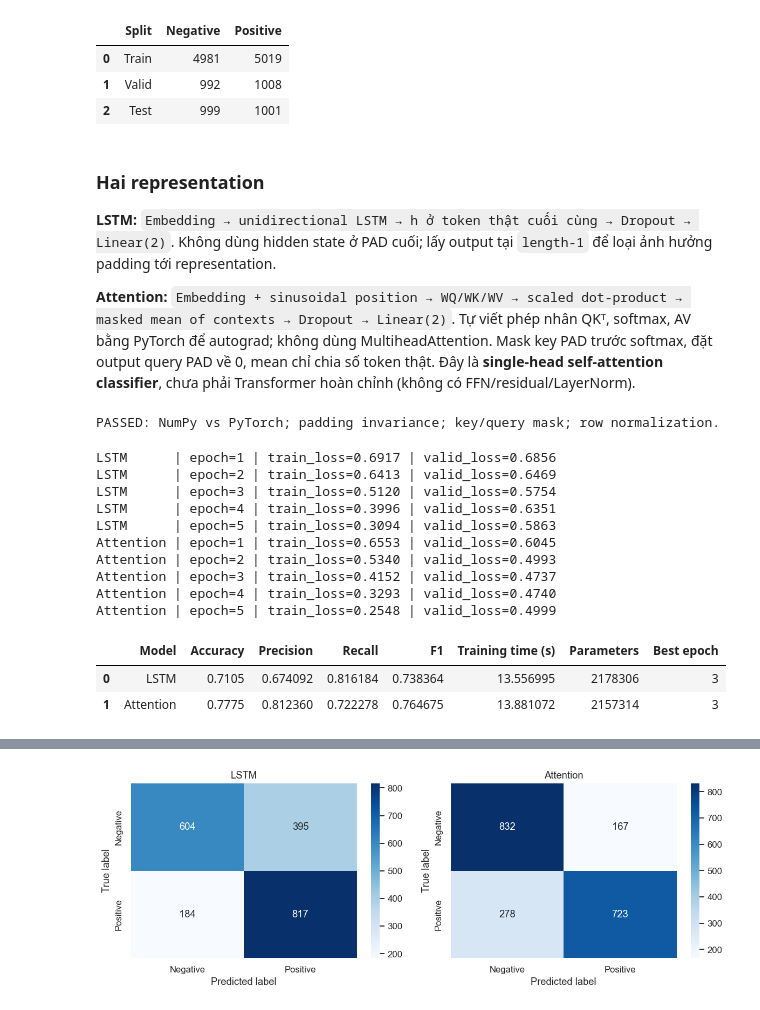
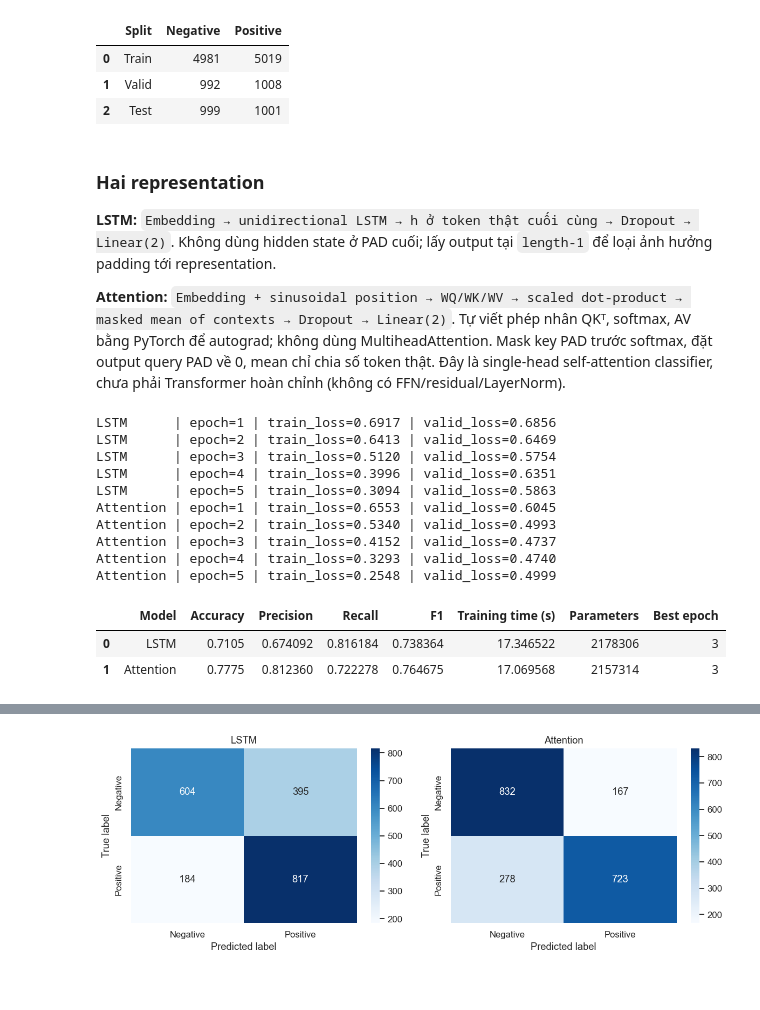
Before and after one commit to jackfruit06/HUS---NLP2026, a Jupyter notebook: lab6/self_attention.ipynb, the cells around one changed output, grey strips where cells are left out. Cells and saved outputs as stored; diff of their text form; code cells hidden in the pictures.

```diff
--- a/lab6/self_attention.ipynb
+++ b/lab6/self_attention.ipynb
@@ -360,7 +347,7 @@ for name, value in data_summary.items(): record('data', 'IMDb', name, value)
 Không dùng hidden state ở PAD cuối; lấy output tại `length-1` để loại ảnh hưởng padding tới representation.
 
 **Attention:** `Embedding + sinusoidal position → WQ/WK/WV → scaled dot-product → masked mean of contexts → Dropout → Linear(2)`.
-Tự viết phép nhân QKᵀ, softmax, AV bằng PyTorch để autograd; không dùng MultiheadAttention. Mask key PAD trước softmax, đặt output query PAD về 0, mean chỉ chia số token thật. Đây là **single-head self-attention classifier**, chưa phải Transformer hoàn chỉnh (không có FFN/residual/LayerNorm).
+Tự viết phép nhân QKᵀ, softmax, AV bằng PyTorch để autograd; không dùng MultiheadAttention. Mask key PAD trước softmax, đặt output query PAD về 0, mean chỉ chia số token thật. Đây là single-head self-attention classifier, chưa phải Transformer hoàn chỉnh (không có FFN/residual/LayerNorm).
 # %%
 class LSTMClassifier(nn.Module):
     def __init__(self):
@@ -402,23 +389,3 @@ class AttentionClassifier(nn.Module):
         pooled = context.sum(1) / valid.sum(1, keepdim=True)
         logits = self.classifier(self.dropout(pooled))
         return (logits, weights) if return_attention else logits
-
-# Kiểm chứng NumPy/PyTorch độc lập bằng cùng Q/K/V nhỏ.
-qt, kt, vt = [torch.tensor(a, dtype=torch.float64) for a in (Q_toy,K_toy,V_toy)]
-at = torch.softmax(qt @ kt.T / np.sqrt(qt.shape[-1]), dim=-1)
-np.testing.assert_allclose(at.numpy(), A_toy, atol=1e-12)
-np.testing.assert_allclose((at @ vt).numpy(), C_toy, atol=1e-12)
-probe = torch.tensor([[2,3,4]], dtype=torch.long)
-padded_probe = torch.tensor([[2,3,4,0,0]], dtype=torch.long)
-for model_type in [LSTMClassifier, AttentionClassifier]:
-    model = model_type().eval()
-    with torch.no_grad():
-        torch.testing.assert_close(model(probe), model(padded_probe), atol=1e-6, rtol=1e-5)
-        if isinstance(model, AttentionClassifier):
-            _, weights = model(padded_probe, return_attention=True)
-            assert torch.count_nonzero(weights[:,:,3:]) == 0
-            assert torch.count_nonzero(weights[:,3:,:]) == 0
-            torch.testing.assert_close(weights[:,:3,:].sum(-1), torch.ones(1,3))
-print('PASSED: NumPy vs PyTorch; padding invariance; key/query mask; row normalization.')
-# %% [output]
-PASSED: NumPy vs PyTorch; padding invariance; key/query mask; row normalization.
@@ -425,68 +450,20 @@ PASSED: NumPy vs PyTorch; padding invariance; key/query mask; row normalization.
 # %%
-@torch.no_grad()
-def evaluate_model(model, loader):
-    model.eval()
-    all_prob, all_y, total_loss = [], [], 0.
-    for ids, y in loader:
-        logits = model(ids.to(DEVICE))
-        total_loss += nn.functional.cross_entropy(logits, y.to(DEVICE), reduction='sum').item()
-        all_prob.append(logits.softmax(-1)[:,1].cpu().numpy())
-        all_y.append(y.numpy())
-    prob, y = np.concatenate(all_prob), np.concatenate(all_y)
-    pred = (prob >= .5).astype(int)
-    return total_loss/len(y), y, pred, prob
-
-models, histories, test_outputs, comparison_rows = {}, {}, {}, []
 for name, model_type in [('LSTM', LSTMClassifier), ('Attention', AttentionClassifier)]:
-    torch.manual_seed(SEED)
-    model = model_type().to(DEVICE)
-    # Reset generator cho cùng thứ tự batches ở mỗi mô hình.
-    train_loader = DataLoader(train_ds, batch_size=BATCH_SIZE, shuffle=True, generator=torch.Generator().manual_seed(SEED))
-    optimizer = torch.optim.Adam(model.parameters(), lr=LR)
-    best_loss, best_state, best_epoch, history = float('inf'), None, None, []
-    started = time.perf_counter()
-    for epoch in range(1, EPOCHS+1):
-        model.train()
-        loss_sum = 0.
-        for ids, y in train_loader:
-            ids, y = ids.to(DEVICE), y.to(DEVICE)
-            optimizer.zero_grad(set_to_none=True)
-            loss = nn.functional.cross_entropy(model(ids), y)
-            loss.backward()
-            nn.utils.clip_grad_norm_(model.parameters(), 1.)
-            optimizer.step()
-            loss_sum += loss.item()*len(y)
-        valid_loss, vy, vp, _ = evaluate_model(model, valid_loader)
-        history.append({'epoch':epoch, 'train_loss':loss_sum/len(train_ds), 'valid_loss':valid_loss, 'valid_accuracy':accuracy_score(vy,vp)})
-        if valid_loss < best_loss:
-            best_loss, best_state, best_epoch = valid_loss, copy.deepcopy(model.state_dict()), epoch
-        print(f'{name:9s} | epoch={epoch} | train_loss={history[-1]["train_loss"]:.4f} | valid_loss={valid_loss:.4f}', flush=True)
-    elapsed = time.perf_counter() - started  # gồm train + validation + lưu best state; không gồm preprocessing/test
-    model.load_state_dict(best_state)
-    _, yt, yp, probs = evaluate_model(model, test_loader)
-    row = {'Model':name, 'Accuracy':accuracy_score(yt,yp), 'Precision':precision_score(yt,yp,zero_division=0),
-           'Recall':recall_score(yt,yp,zero_division=0), 'F1':f1_score(yt,yp,zero_division=0),
-           'Training time (s)':elapsed, 'Parameters':sum(p.numel() for p in model.parameters()), 'Best epoch':best_epoch}
-    comparison_rows.append(row)
-    models[name], histories[name], test_outputs[name] = model, history, (yt,yp,probs)
-    for metric, value in row.items():
-        if metric != 'Model': record('exp4', name, metric, value)
-    for metric, value in [('Epochs',EPOCHS),('Max length',MAX_LEN),('Vocabulary size',len(vocab)),('Embedding dimension',DIM),('Batch size',BATCH_SIZE),('Learning rate',LR),('Seed',SEED)]:
-        record('exp4', name, metric, value)
-comparison = pd.DataFrame(comparison_rows)
+    train_classifier(name, model_type)
+comparison = pd.DataFrame(comparison_rows).set_index('Model').loc[['LSTM', 'Attention']].reset_index()
 display(comparison)
 # %% [output]
 LSTM      | epoch=1 | train_loss=0.6917 | valid_loss=0.6856
 LSTM      | epoch=2 | train_loss=0.6413 | valid_loss=0.6469
 LSTM      | epoch=3 | train_loss=0.5120 | valid_loss=0.5754
 LSTM      | epoch=4 | train_loss=0.3996 | valid_loss=0.6351
 LSTM      | epoch=5 | train_loss=0.3094 | valid_loss=0.5863
 Attention | epoch=1 | train_loss=0.6553 | valid_loss=0.6045
 Attention | epoch=2 | train_loss=0.5340 | valid_loss=0.4993
 Attention | epoch=3 | train_loss=0.4152 | valid_loss=0.4737
 Attention | epoch=4 | train_loss=0.3293 | valid_loss=0.4740
 Attention | epoch=5 | train_loss=0.2548 | valid_loss=0.4999
 |  | Model | Accuracy | Precision | Recall | F1 | Training time (s) | Parameters | Best epoch |
-| 0 | LSTM | 0.7105 | 0.674092 | 0.816184 | 0.738364 | 13.556995 | 2178306 | 3 |
-| 1 | Attention | 0.7775 | 0.812360 | 0.722278 | 0.764675 | 13.881072 | 2157314 | 3 |
+| 0 | LSTM | 0.7105 | 0.674092 | 0.816184 | 0.738364 | 17.346522 | 2178306 | 3 |
+| 1 | Attention | 0.7775 | 0.812360 | 0.722278 | 0.764675 | 17.069568 | 2157314 | 3 |
 # %% [markdown]
```
Also changed, not shown: parts of 35 cells of this notebook, 4 other files.
